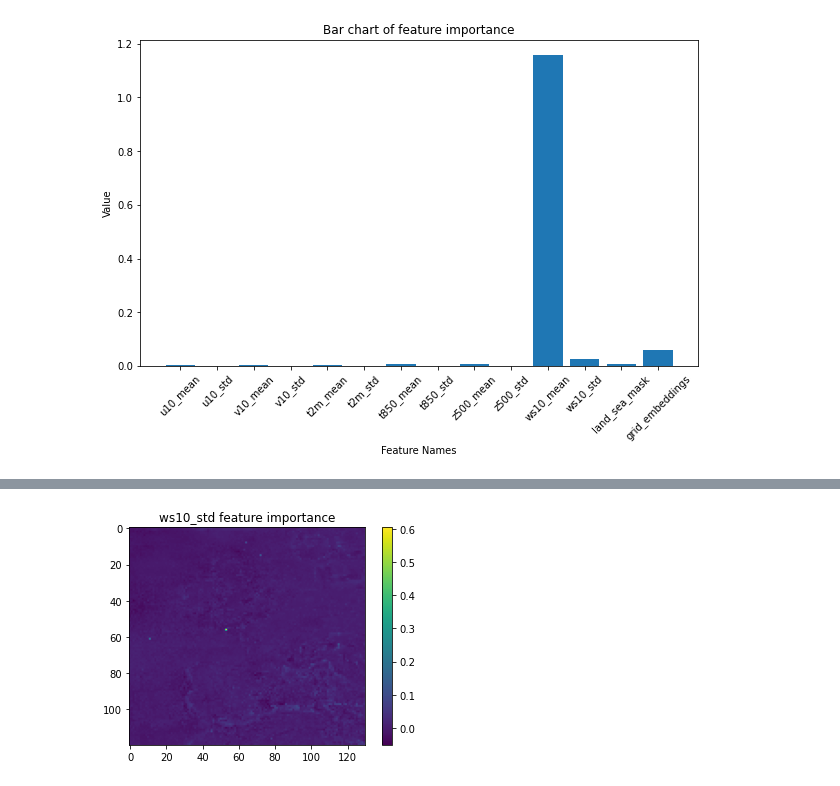
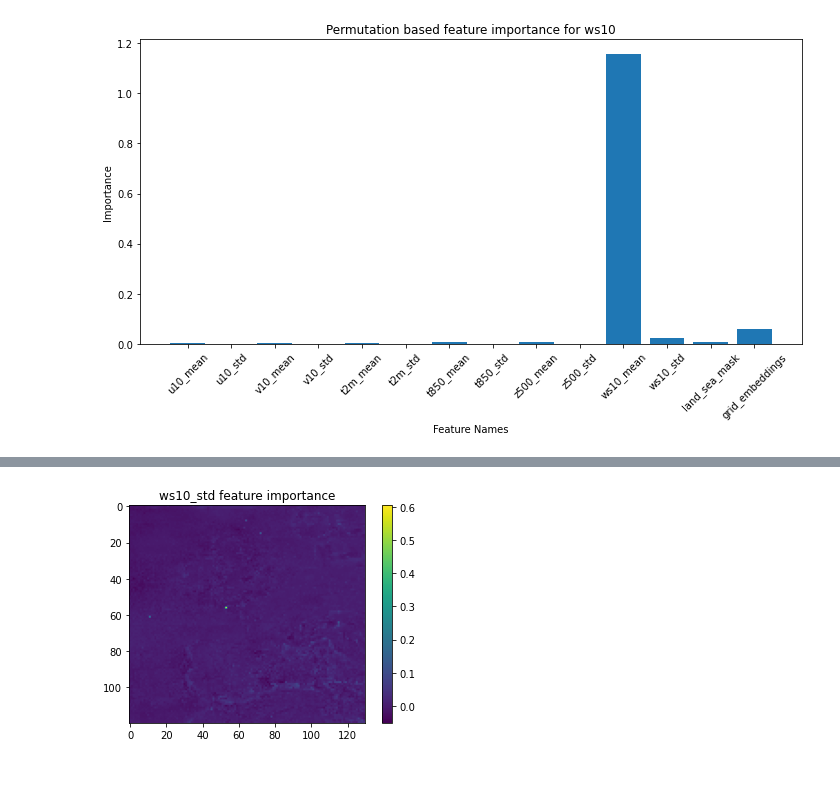
Before and after one commit to cleveryangcong/Bachelor_Thesis, a Jupyter notebook: notebooks/reports/1.4-dc-feature_importance.ipynb, the cells around one changed output, grey strips where cells are left out. Saved outputs shown, nothing was run; the diff lists cells and outputs as text; code cells hidden in the pictures.

```diff
--- a/notebooks/reports/1.4-dc-feature_importance.ipynb
+++ b/notebooks/reports/1.4-dc-feature_importance.ipynb
@@ -98,37 +99,40 @@ plt.show()
 # %%
 # Define the bar names
 bar_names = [
     "u10_mean",
     "u10_std",
     "v10_mean",
     "v10_std",
     "t2m_mean",
     "t2m_std",
     "t850_mean",
     "t850_std",
     "z500_mean",
     "z500_std",
     "ws10_mean",
     "ws10_std",
     "land_sea_mask",
     "grid_embeddings",
 ]
 
 # Create the bar chart
 plt.figure(
     figsize=(10, 6)
 )  # Optional: You can change the figure size to better fit your values
 plt.bar(bar_names, ws10_11_feature_importance_mean)
 
 plt.xlabel("Feature Names")  # X-axis label
-plt.ylabel("Value")  # Y-axis label
-plt.title("Bar chart of feature importance")  # Chart title
+plt.ylabel("Importance")  # Y-axis label
+plt.title("Permutation based feature importance for ws10")  # Chart title
 plt.xticks(rotation=45)  # Rotate X-axis labels for better readability
-
+plt.tight_layout()  # Adjust subplot parameters to make the plot fit
+plt.savefig(
+    f"/home/dchen/BA_CH_EN/reports/figures/permutation_importance_bar_chart_ws10_lead_11.pdf"
+)
 # Display the bar chart
 plt.show()
 # %% [output]
-[figure, old version]
+[figure, new version]
 [interactive output not drawn]
 # %%
 def plot_grid_feature_importance(var_num, variable):
```
Also changed, not shown: parts of 2 cells of this notebook, 2 other files.
